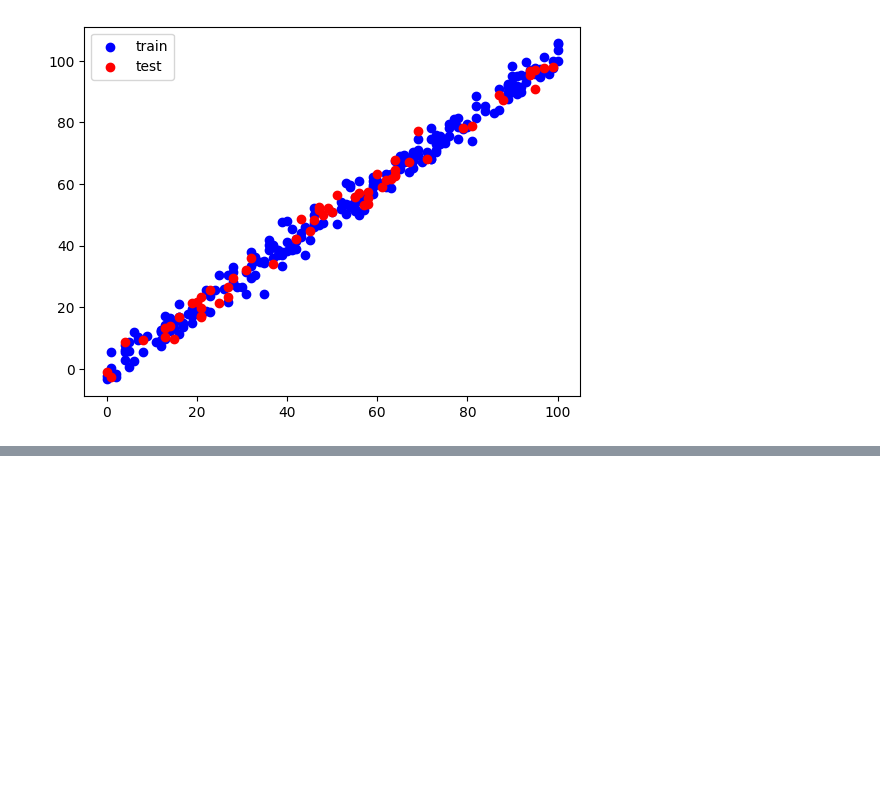
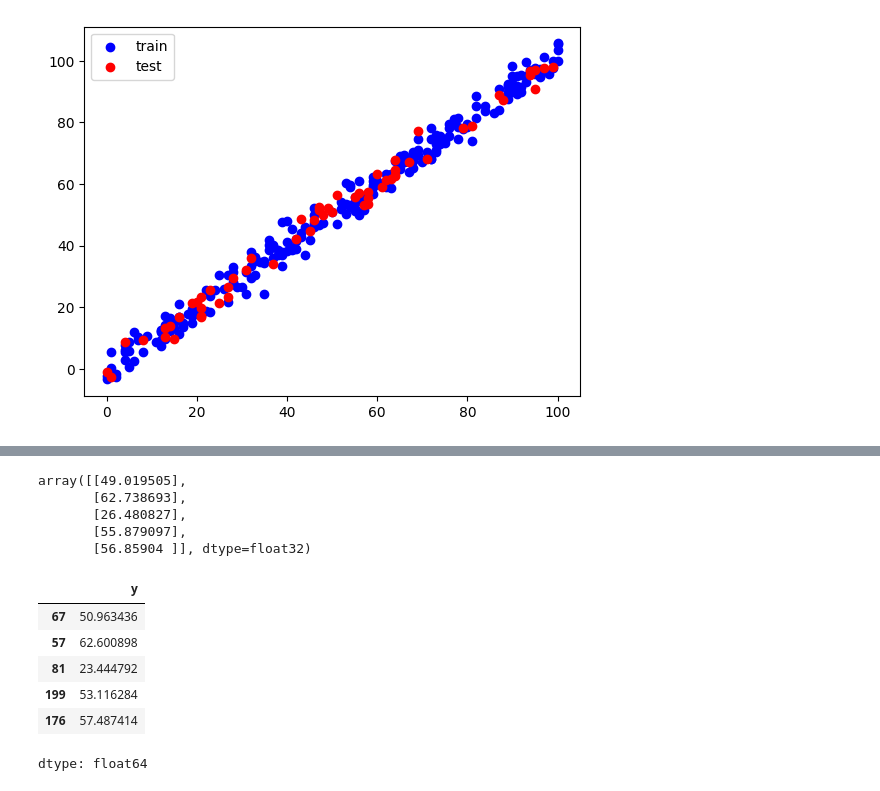
Before and after one commit to Ravindu-Pathirana/Deep_Neural_Network_Tutorial, a Jupyter notebook: Regression_DNN.ipynb, the cells around one changed output, grey strips where cells are left out. Drawn from its saved outputs; the diff is of its cells as text; code cells hidden in the pictures; blank space fills up the shorter version.

```diff
--- a/Regression_DNN.ipynb
+++ b/Regression_DNN.ipynb
@@ -105,0 +153,18 @@ plt.show()
+# %%
+y_pred[:5]
+# %% [output]
+array([[49.019505],
+       [62.738693],
+       [26.480827],
+       [55.879097],
+       [56.85904 ]], dtype=float32)
+# %%
+y_test[:5]
+# %% [output]
+|  | y |
+| 67 | 50.963436 |
+| 57 | 62.600898 |
+| 81 | 23.444792 |
+| 199 | 53.116284 |
+| 176 | 57.487414 |
+dtype: float64
```
Also changed, not shown: parts of 11 cells of this notebook.
